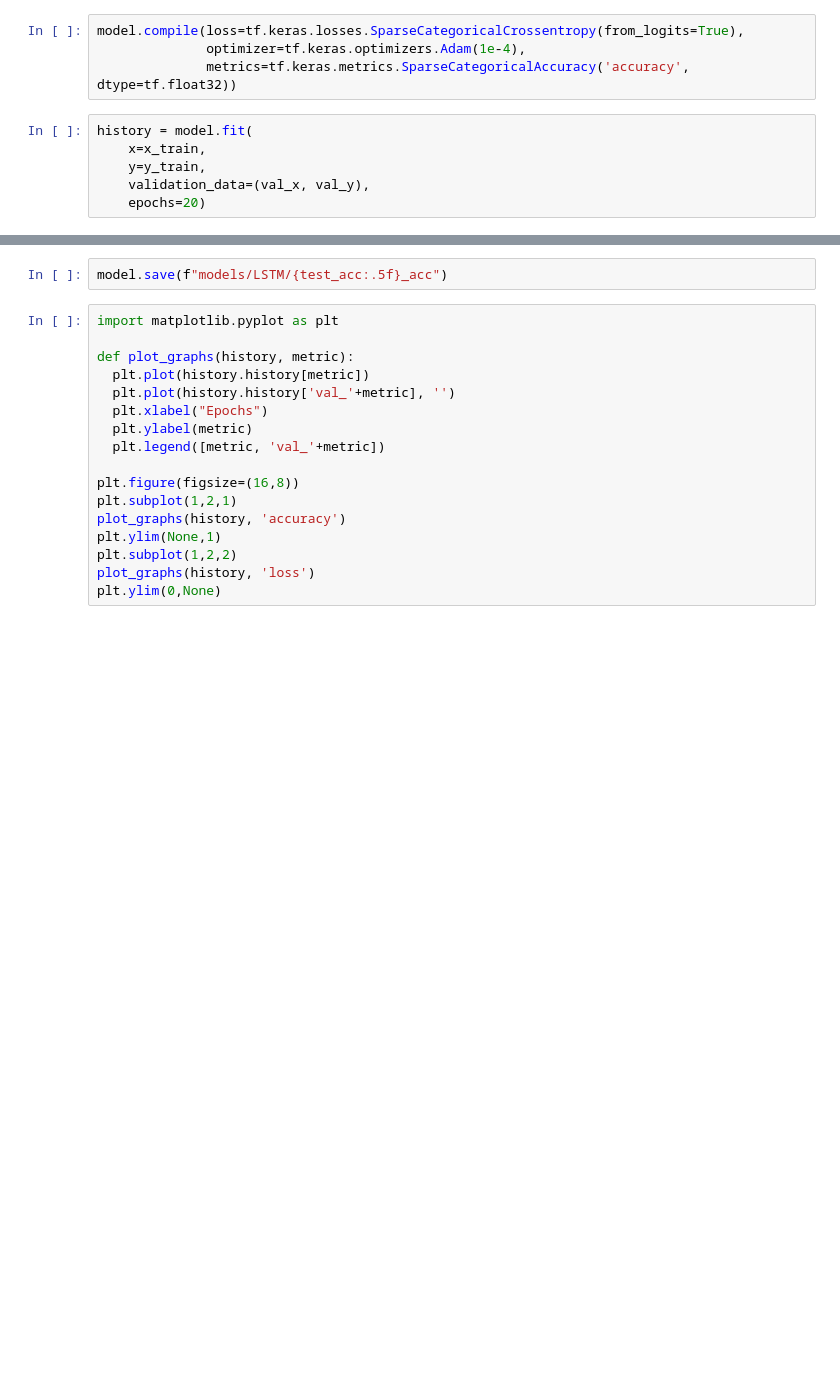
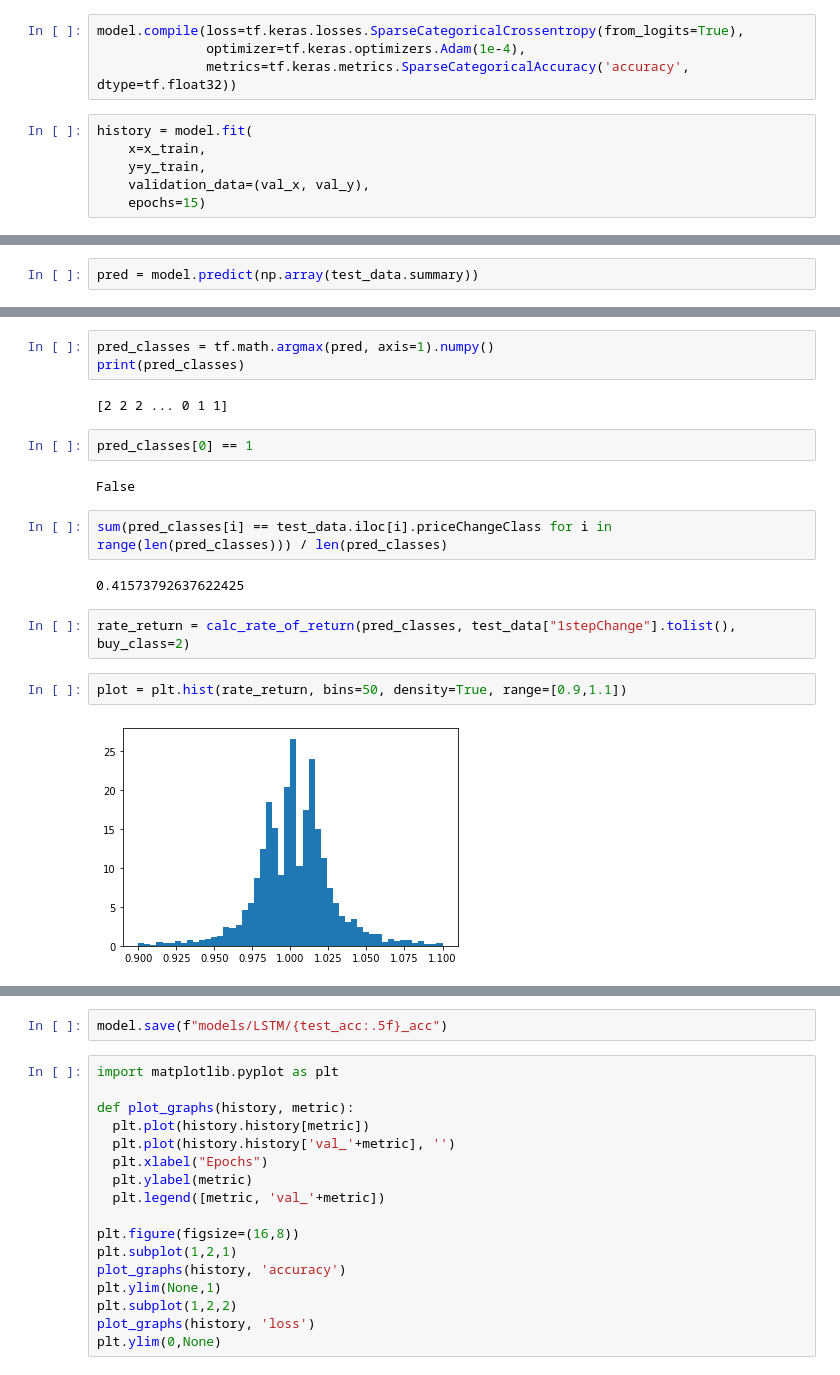
Before and after one commit to hugocedervall/stock-news-price-prediction, a Jupyter notebook: LSTM.ipynb, the cells around one changed output, grey strips where cells are left out. Cells and saved outputs as stored; diff of their text form; blank space fills up the shorter version.

```diff
--- a/LSTM.ipynb
+++ b/LSTM.ipynb
@@ -171,5 +157,5 @@ history = model.fit(
     x=x_train,
     y=y_train,
     validation_data=(val_x, val_y),
-    epochs=20)
+    epochs=15)
 # %% [output]
@@ -200,0 +190,2 @@ Test Accuracy: 0.7840061187744141
+# %%
+pred = model.predict(np.array(test_data.summary))
@@ -200,0 +202,19 @@ Test Accuracy: 0.7840061187744141
+# %%
+pred_classes = tf.math.argmax(pred, axis=1).numpy()
+print(pred_classes)
+# %% [output]
+[2 2 2 ... 0 1 1]
+# %%
+pred_classes[0] == 1
+# %% [output]
+False
+# %%
+sum(pred_classes[i] == test_data.iloc[i].priceChangeClass for i in range(len(pred_classes))) / len(pred_classes)
+# %% [output]
+0.41573792637622425
+# %%
+rate_return = calc_rate_of_return(pred_classes, test_data["1stepChange"].tolist(), buy_class=2)
+# %%
+plot = plt.hist(rate_return, bins=50, density=True, range=[0.9,1.1])
+# %% [output]
+[figure, added]
```
Also changed, not shown: parts of 25 cells of this notebook.
